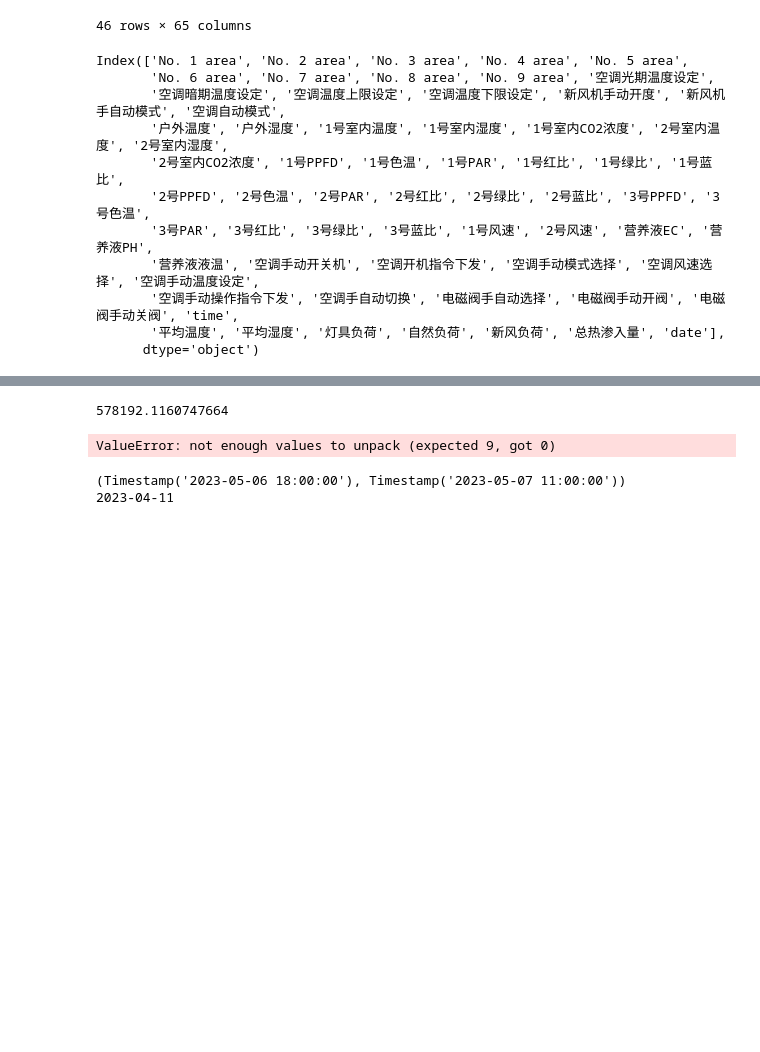
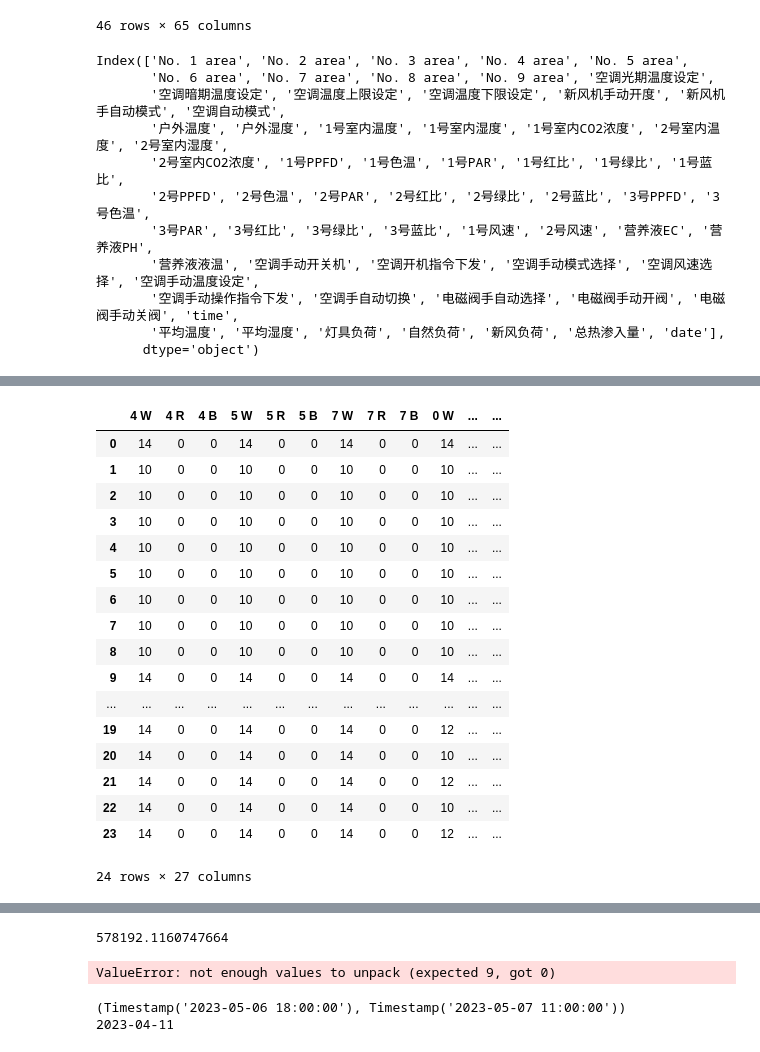
Before and after one commit to ThomasXIONG151215/vertical_farm_dp, a Jupyter notebook: data_upload.ipynb, the cells around one changed output, grey strips where cells are left out. Saved outputs shown, nothing was run; the diff lists cells and outputs as text; code cells hidden in the pictures; blank space fills up the shorter version.

Commit message:
update data

```diff
--- a/data_upload.ipynb
+++ b/data_upload.ipynb
@@ -179,0 +205,4 @@ px.scatter(test_hetero,x=test_hetero.index,y=['No. 1 area','No. 2 area','No. 3 a
+# %%
+lights_set_df = pd.read_excel('light_settings.xlsx')
+# %%
+lights_set_df = lights_set_df.set_index('No.')
@@ -179,0 +224,3 @@ px.scatter(test_hetero,x=test_hetero.index,y=['No. 1 area','No. 2 area','No. 3 a
+# %%
+lights_set_df = lights_set_df.transpose()
+lights_set_df
@@ -179,0 +245,73 @@ px.scatter(test_hetero,x=test_hetero.index,y=['No. 1 area','No. 2 area','No. 3 a
+# %%
+import pandas as pd
+import re
+
+def extract_number(data):
+    number_array = []
+
+    for item in data:
+        numbers = re.findall(r'\d+', item)
+        number_array.append(int(numbers[0]) if len(numbers) > 0 else 0)
+
+    return number_array
+
+def light_set_class(df):
+    detail_df = {}
+
+    for key in df.keys():
+        key_str = str(key)
+        detail_df[key_str + ' W'] = []
+        detail_df[key_str + ' R'] = []
+        detail_df[key_str + ' B'] = []
+
+        for item in df[key]:
+            numbers = extract_number([item])
+
+            if len(numbers) > 0:
+                detail_df[key_str + ' W'].append(numbers[0])
+            else:
+                detail_df[key_str + ' W'].append(0)
+
+            if len(numbers) > 1:
+                detail_df[key_str + ' R'].append(numbers[1])
+            else:
+                detail_df[key_str + ' R'].append(0)
+
+            if len(numbers) > 2:
+                detail_df[key_str + ' B'].append(numbers[2])
+            else:
+                detail_df[key_str + ' B'].append(0)
+
+    return pd.DataFrame(detail_df)
+
+'''
+# Create an example DataFrame
+df = pd.DataFrame({'Data Item': ['10W+10R', '5W+15R', '8W', '20R']})
+
+# Call the function to extract numbers and create a new DataFrame
+detail_df = light_set_class(df)
+
+# Print the new DataFrame
+print(detail_df)
+'''
+
+light_set_class(lights_set_df)
+# %% [output]
+|  | 4 W | 4 R | 4 B | 5 W | 5 R | 5 B | 7 W | 7 R | 7 B | 0 W | ... | ... |
+| 0 | 14 | 0 | 0 | 14 | 0 | 0 | 14 | 0 | 0 | 14 | ... | ... |
+| 1 | 10 | 0 | 0 | 10 | 0 | 0 | 10 | 0 | 0 | 10 | ... | ... |
+| 2 | 10 | 0 | 0 | 10 | 0 | 0 | 10 | 0 | 0 | 10 | ... | ... |
+| 3 | 10 | 0 | 0 | 10 | 0 | 0 | 10 | 0 | 0 | 10 | ... | ... |
+| 4 | 10 | 0 | 0 | 10 | 0 | 0 | 10 | 0 | 0 | 10 | ... | ... |
+| 5 | 10 | 0 | 0 | 10 | 0 | 0 | 10 | 0 | 0 | 10 | ... | ... |
+| 6 | 10 | 0 | 0 | 10 | 0 | 0 | 10 | 0 | 0 | 10 | ... | ... |
+| 7 | 10 | 0 | 0 | 10 | 0 | 0 | 10 | 0 | 0 | 10 | ... | ... |
+| 8 | 10 | 0 | 0 | 10 | 0 | 0 | 10 | 0 | 0 | 10 | ... | ... |
+| 9 | 14 | 0 | 0 | 14 | 0 | 0 | 14 | 0 | 0 | 14 | ... | ... |
+| ... | ... | ... | ... | ... | ... | ... | ... | ... | ... | ... | ... | ... |
+| 19 | 14 | 0 | 0 | 14 | 0 | 0 | 14 | 0 | 0 | 12 | ... | ... |
+| 20 | 14 | 0 | 0 | 14 | 0 | 0 | 14 | 0 | 0 | 10 | ... | ... |
+| 21 | 14 | 0 | 0 | 14 | 0 | 0 | 14 | 0 | 0 | 12 | ... | ... |
+| 22 | 14 | 0 | 0 | 14 | 0 | 0 | 14 | 0 | 0 | 10 | ... | ... |
+| 23 | 14 | 0 | 0 | 14 | 0 | 0 | 14 | 0 | 0 | 12 | ... | ... |
+24 rows × 27 columns
```
Also changed, not shown: parts of 12 cells of this notebook, 4 other files.
